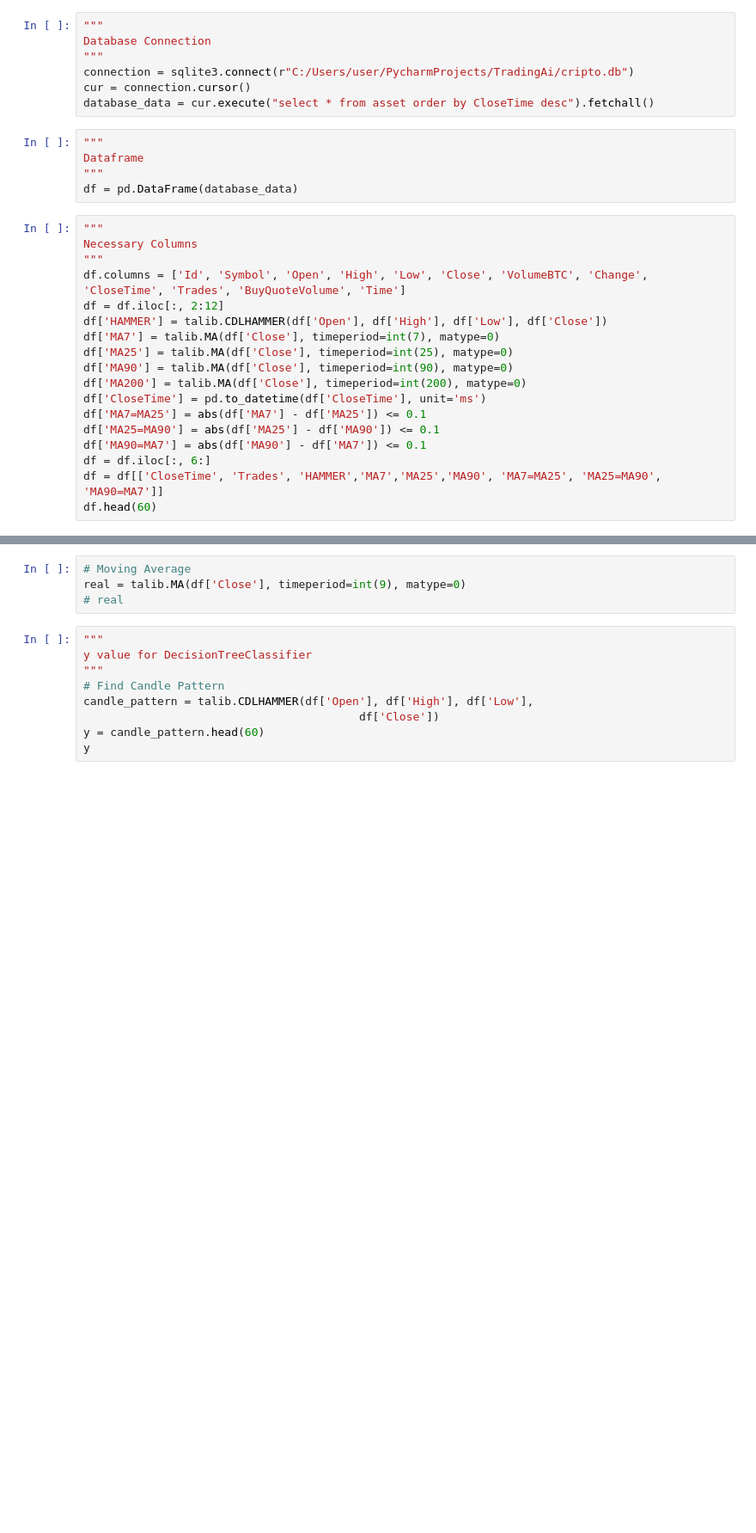
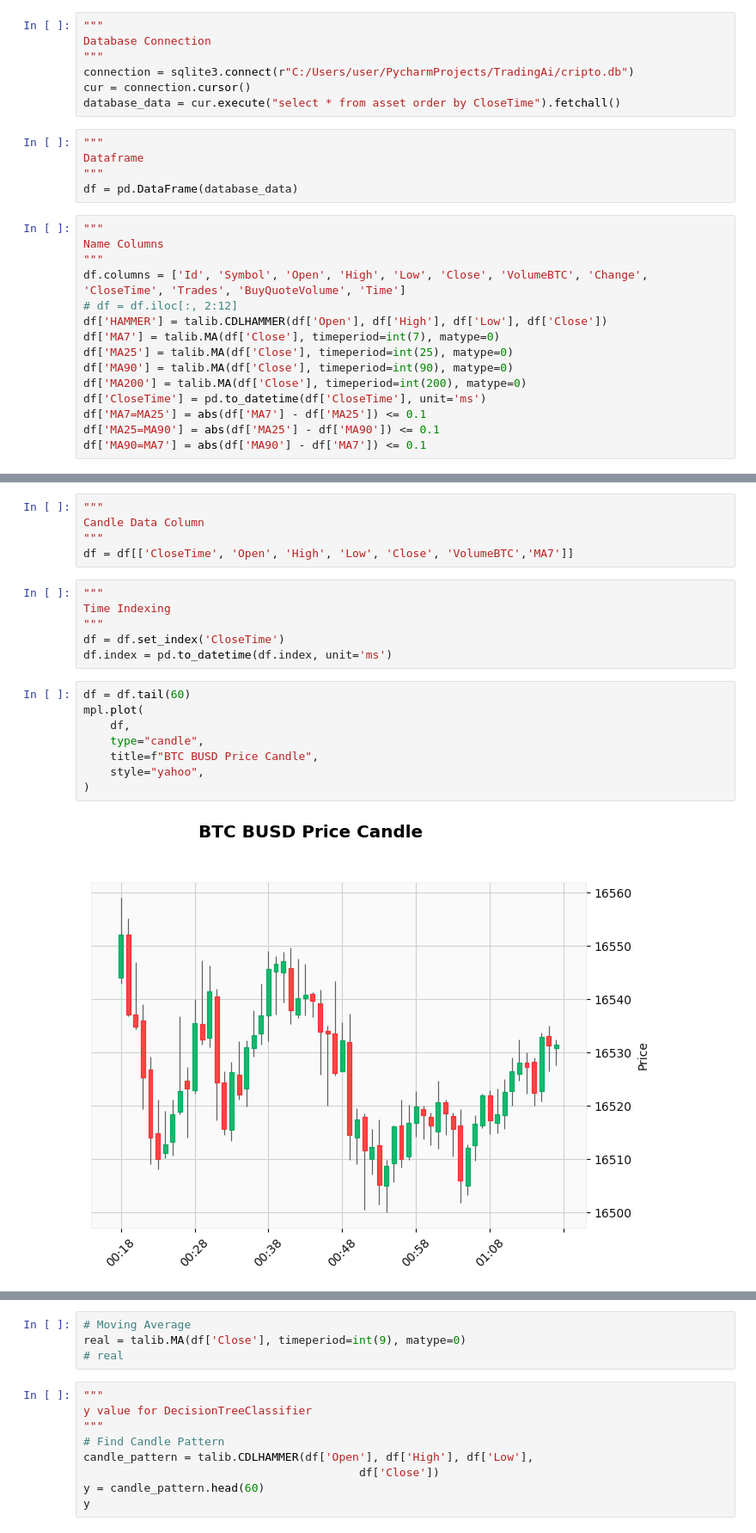
Before and after one commit to sushen/TradingAi, a Jupyter notebook: AiResearch.ipynb, the cells around one changed output, grey strips where cells are left out. Shown at 86% size. Cells and saved outputs as stored; diff of their text form; blank space fills up the shorter version.

Commit message:
Update : latestData.py "Current data save correctly"

```diff
--- a/AiResearch.ipynb
+++ b/AiResearch.ipynb
@@ -19,7 +18,7 @@ Database Connection
 """
 connection = sqlite3.connect(r"C:/Users/user/PycharmProjects/TradingAi/cripto.db")
 cur = connection.cursor()
-database_data = cur.execute("select * from asset order by CloseTime desc").fetchall()
+database_data = cur.execute("select * from asset order by CloseTime").fetchall()
 # %%
 """
 Dataframe
@@ -27,10 +26,10 @@ Dataframe
 df = pd.DataFrame(database_data)
 # %%
 """
-Necessary Columns
+Name Columns
 """
 df.columns = ['Id', 'Symbol', 'Open', 'High', 'Low', 'Close', 'VolumeBTC', 'Change', 'CloseTime', 'Trades', 'BuyQuoteVolume', 'Time']
-df = df.iloc[:, 2:12]
+# df = df.iloc[:, 2:12]
 df['HAMMER'] = talib.CDLHAMMER(df['Open'], df['High'], df['Low'], df['Close'])
 df['MA7'] = talib.MA(df['Close'], timeperiod=int(7), matype=0)
 df['MA25'] = talib.MA(df['Close'], timeperiod=int(25), matype=0)
@@ -40,6 +39,3 @@ df['CloseTime'] = pd.to_datetime(df['CloseTime'], unit='ms')
 df['MA7=MA25'] = abs(df['MA7'] - df['MA25']) <= 0.1
 df['MA25=MA90'] = abs(df['MA25'] - df['MA90']) <= 0.1
 df['MA90=MA7'] = abs(df['MA90'] - df['MA7']) <= 0.1
-df = df.iloc[:, 6:]
-df = df[['CloseTime', 'Trades', 'HAMMER','MA7','MA25','MA90', 'MA7=MA25', 'MA25=MA90', 'MA90=MA7']]
-df.head(60)
@@ -63,0 +42,21 @@ df.head(60)
+# %%
+"""
+Candle Data Column
+"""
+df = df[['CloseTime', 'Open', 'High', 'Low', 'Close', 'VolumeBTC','MA7']]
+# %%
+"""
+Time Indexing
+"""
+df = df.set_index('CloseTime')
+df.index = pd.to_datetime(df.index, unit='ms')
+# %%
+df = df.tail(60)
+mpl.plot(
+    df,
+    type="candle",
+    title=f"BTC BUSD Price Candle",
+    style="yahoo",
+)
+# %% [output]
+[figure, added]
```
Also changed, not shown: parts of 8 cells of this notebook, 2 other files.
